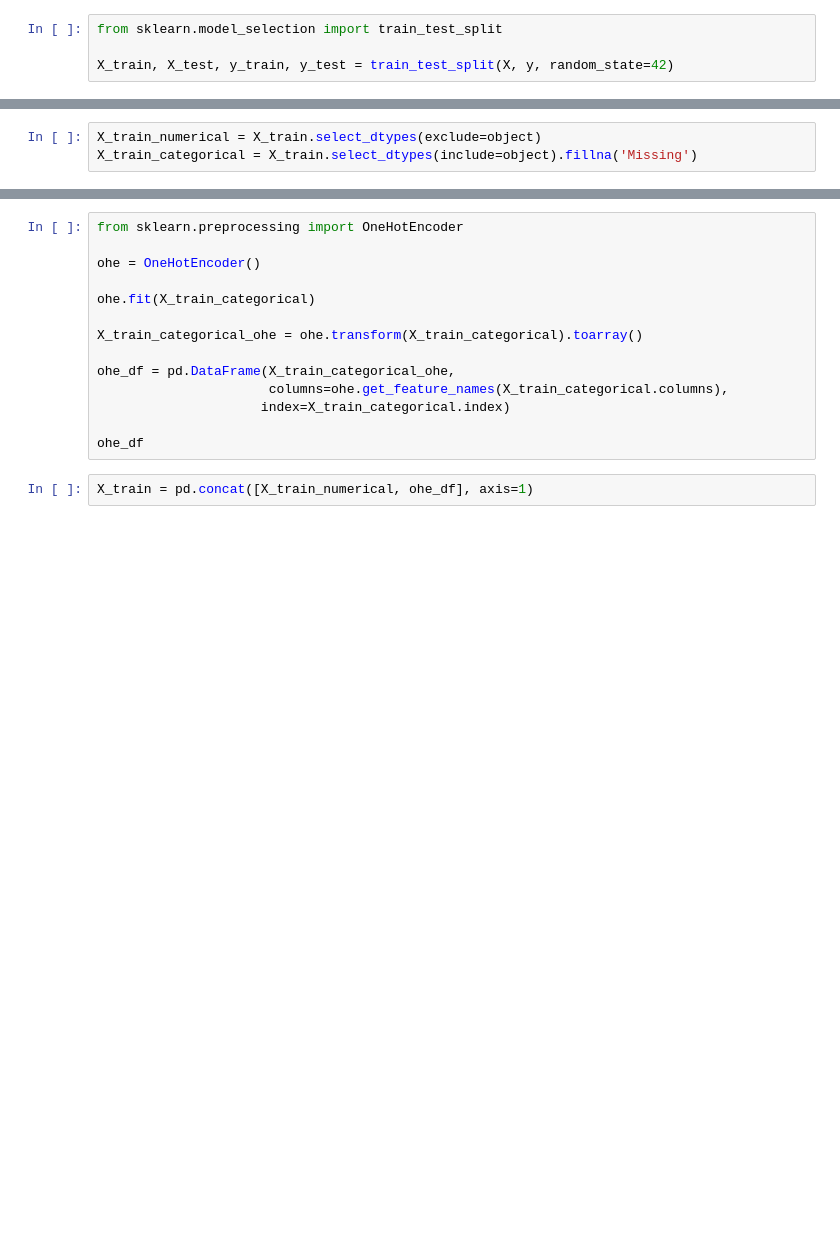
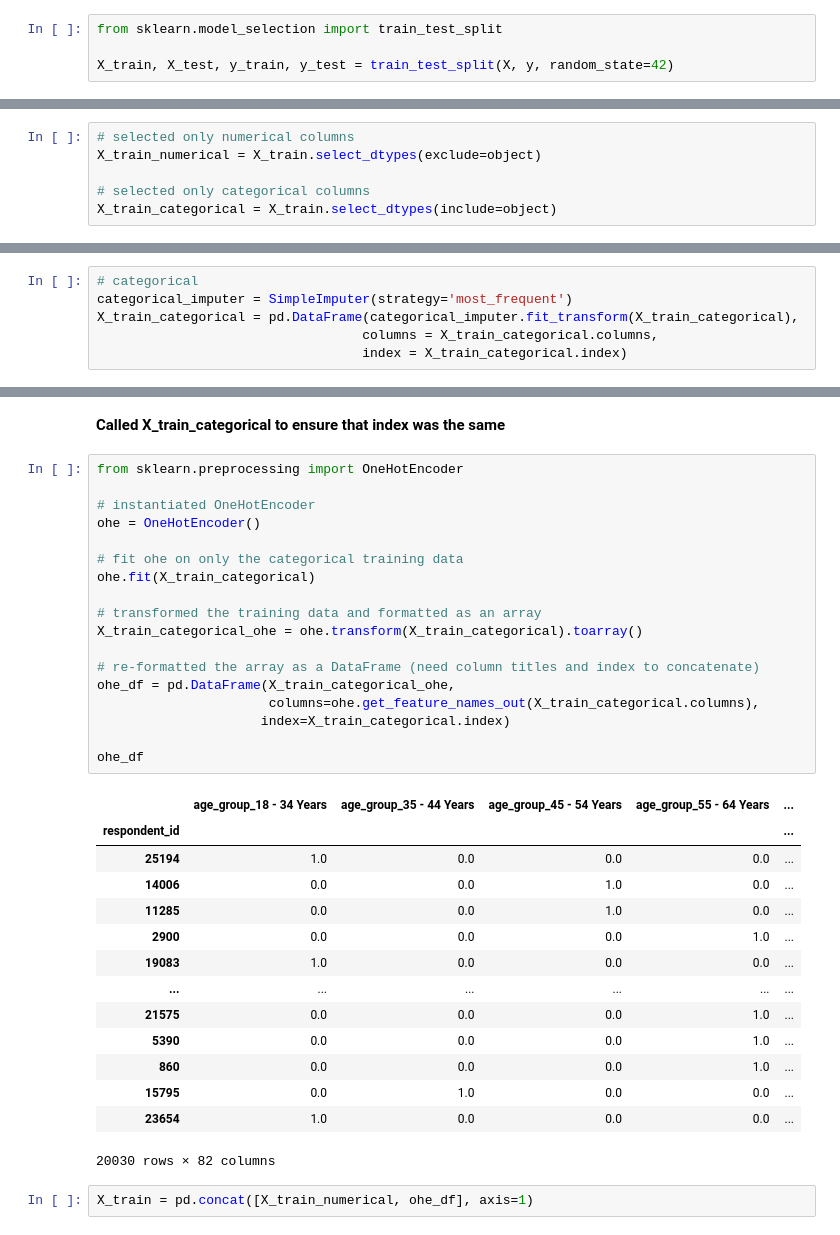
Before and after one commit to ccsurratt/seasonal_flu_vaccine_model, a Jupyter notebook: seasonal_flu_vaccine_predictive_model.ipynb, the cells around one changed output, grey strips where cells are left out. Cells and saved outputs as stored; diff of their text form; blank space fills up the shorter version.

```diff
--- a/seasonal_flu_vaccine_predictive_model.ipynb
+++ b/seasonal_flu_vaccine_predictive_model.ipynb
@@ -96,3 +86,6 @@ X_train.shape
 # %%
+# selected only numerical columns
 X_train_numerical = X_train.select_dtypes(exclude=object)
-X_train_categorical = X_train.select_dtypes(include=object).fillna('Missing')
+
+# selected only categorical columns
+X_train_categorical = X_train.select_dtypes(include=object)
@@ -98,0 +136,6 @@ X_train_categorical = X_train.select_dtypes(include=object).fillna('Missing')
+# %%
+# categorical
+categorical_imputer = SimpleImputer(strategy='most_frequent')
+X_train_categorical = pd.DataFrame(categorical_imputer.fit_transform(X_train_categorical),
+                                  columns = X_train_categorical.columns,
+                                  index = X_train_categorical.index)
@@ -99,17 +152,38 @@ X_train_categorical = X_train.select_dtypes(include=object).fillna('Missing')
+# %% [markdown]
+**Called X_train_categorical to ensure that index was the same**
 # %%
 from sklearn.preprocessing import OneHotEncoder
 
+# instantiated OneHotEncoder
 ohe = OneHotEncoder()
 
+# fit ohe on only the categorical training data
 ohe.fit(X_train_categorical)
 
+# transformed the training data and formatted as an array
 X_train_categorical_ohe = ohe.transform(X_train_categorical).toarray()
 
+# re-formatted the array as a DataFrame (need column titles and index to concatenate)
 ohe_df = pd.DataFrame(X_train_categorical_ohe,
-                      columns=ohe.get_feature_names(X_train_categorical.columns),
+                      columns=ohe.get_feature_names_out(X_train_categorical.columns),
                      index=X_train_categorical.index)
 
 ohe_df
+# %% [output]
+|  | age_group_18 - 34 Years | age_group_35 - 44 Years | age_group_45 - 54 Years | age_group_55 - 64 Years | ... |
+| respondent_id |  |  |  |  | ... |
+| 25194 | 1.0 | 0.0 | 0.0 | 0.0 | ... |
+| 14006 | 0.0 | 0.0 | 1.0 | 0.0 | ... |
+| 11285 | 0.0 | 0.0 | 1.0 | 0.0 | ... |
+| 2900 | 0.0 | 0.0 | 0.0 | 1.0 | ... |
+| 19083 | 1.0 | 0.0 | 0.0 | 0.0 | ... |
+| ... | ... | ... | ... | ... | ... |
+| 21575 | 0.0 | 0.0 | 0.0 | 1.0 | ... |
+| 5390 | 0.0 | 0.0 | 0.0 | 1.0 | ... |
+| 860 | 0.0 | 0.0 | 0.0 | 1.0 | ... |
+| 15795 | 0.0 | 1.0 | 0.0 | 0.0 | ... |
+| 23654 | 1.0 | 0.0 | 0.0 | 0.0 | ... |
+20030 rows × 82 columns
 # %%
 X_train = pd.concat([X_train_numerical, ohe_df], axis=1)
 # %%
```
Also changed, not shown: parts of 16 cells of this notebook.
